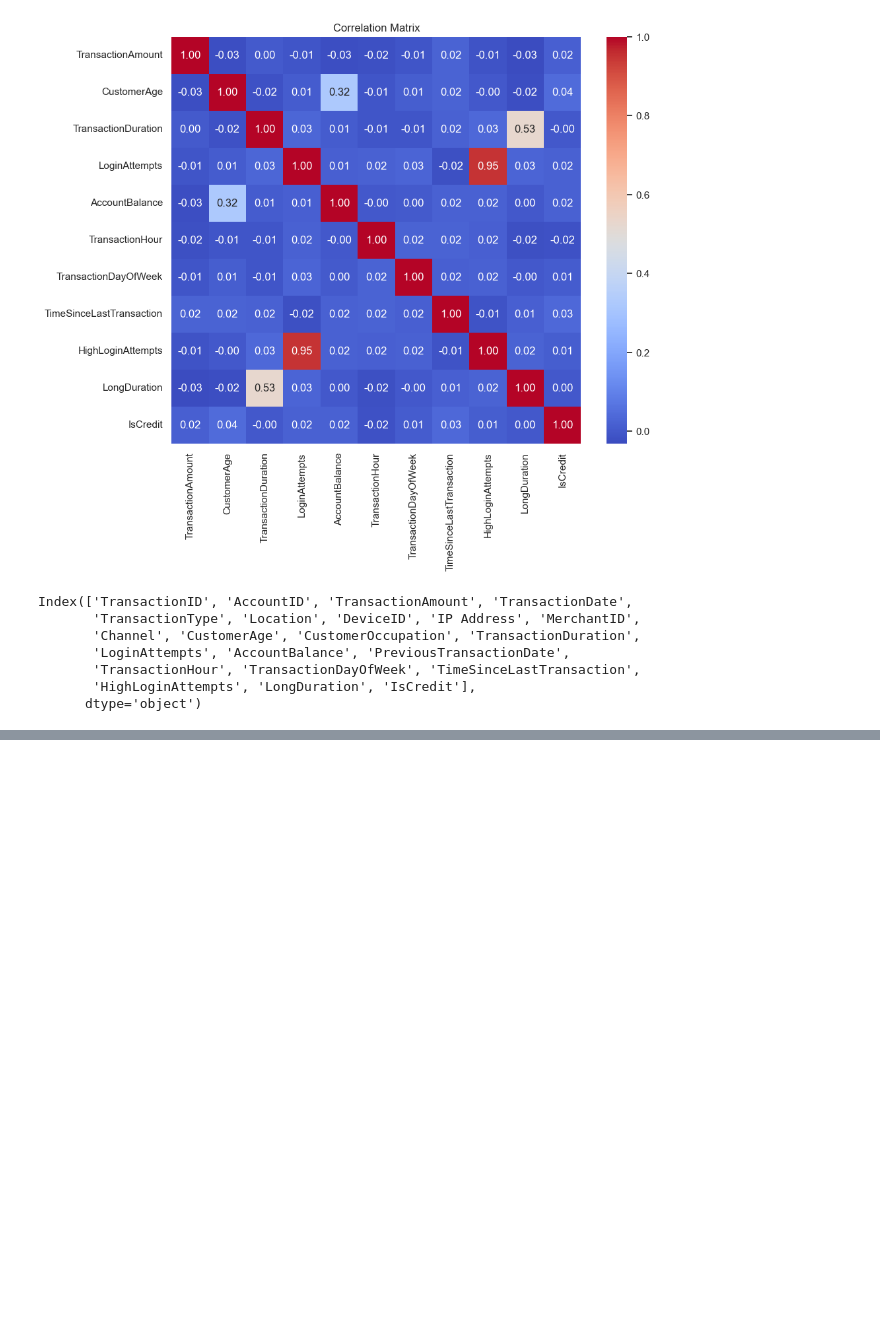
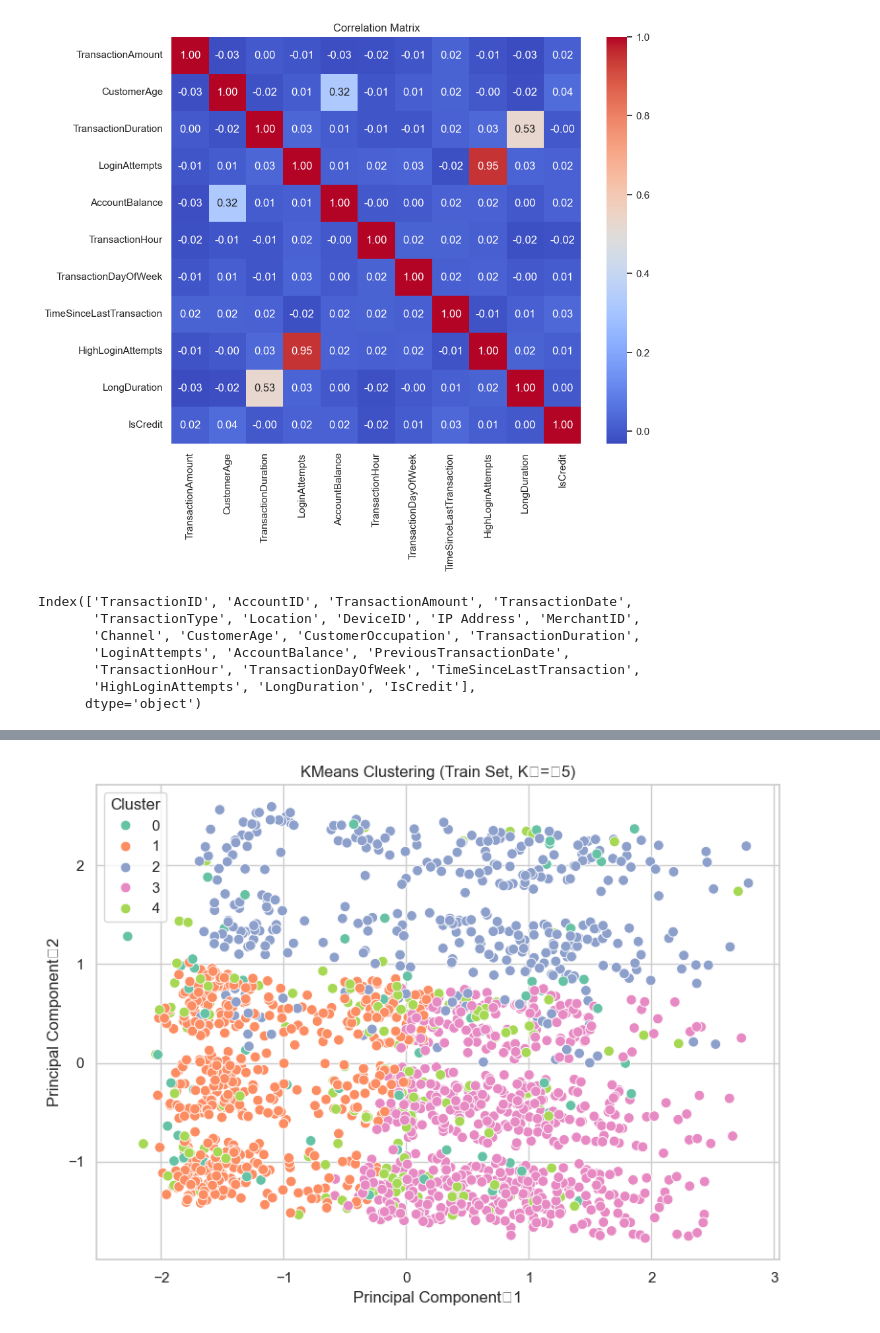
Before and after one commit to dipanshuparashar902/Bank_Transactional_data, a Jupyter notebook: notebooks/01_data_cleaning.ipynb, the cells around one changed output, grey strips where cells are left out. Cells and saved outputs as stored; diff of their text form; code cells hidden in the pictures; blank space fills up the shorter version.

Commit message:
Updated 01_data_cleaning: clustering, hybrid labels, and split train/test CSVs

```diff
--- a/notebooks/01_data_cleaning.ipynb
+++ b/notebooks/01_data_cleaning.ipynb
@@ -356,0 +200,19 @@ File saved successfully to: ../data/processed/fraud_clustered_data.csv
+# %%
+# --- ✅ STEP 4: Train-test split BEFORE scaling or KMeans ---
+df_train, df_test = train_test_split(df_cluster, test_size=0.3, random_state=42, stratify=df_cluster['TransactionType'])
+
+# --- STEP 5: Standardize using train only ---
+scaler = StandardScaler()
+X_train_scaled = scaler.fit_transform(df_train[features_to_cluster])
+X_test_scaled = scaler.transform(df_test[features_to_cluster])
+# %%
+scores = {}
+for k in range(2, 7):
+    km = KMeans(n_clusters=k, random_state=42, n_init=10)
+    labels = km.fit_predict(X_train_scaled)
+    sil = silhouette_score(X_train_scaled, labels)
+    scores[k] = sil
+    print(f"K={k} --> Silhouette Score = {sil:.3f}")
+
+best_k = max(scores, key=scores.get)
+print(f"\nBest number of clusters: K={best_k}")
@@ -356,0 +227,25 @@ File saved successfully to: ../data/processed/fraud_clustered_data.csv
+# %%
+# --- STEP 7: Train KMeans on train set and predict both sets ---
+kmeans = KMeans(n_clusters=best_k, random_state=42, n_init=10)
+train_labels = kmeans.fit_predict(X_train_scaled)
+test_labels = kmeans.predict(X_test_scaled)
+
+df_train['Cluster'] = train_labels
+df_test['Cluster'] = test_labels
+# %%
+# --- STEP 8: PCA for plotting (train only) ---
+pca = PCA(n_components=2, random_state=42)
+X_pca_train = pca.fit_transform(X_train_scaled)
+df_plot = pd.DataFrame(X_pca_train, columns=['PC1', 'PC2'])
+df_plot['Cluster'] = train_labels
+
+plt.figure(figsize=(8,6))
+sns.scatterplot(data=df_plot, x='PC1', y='PC2', hue='Cluster', palette='Set2', s=60)
+plt.title(f"KMeans Clustering (Train Set, K = {best_k})")
+plt.xlabel("Principal Component 1")
+plt.ylabel("Principal Component 2")
+plt.grid(True)
+plt.tight_layout()
+plt.show()
+# %% [output]
+[figure, added]
```
Also changed, not shown: parts of 16 cells of this notebook.
